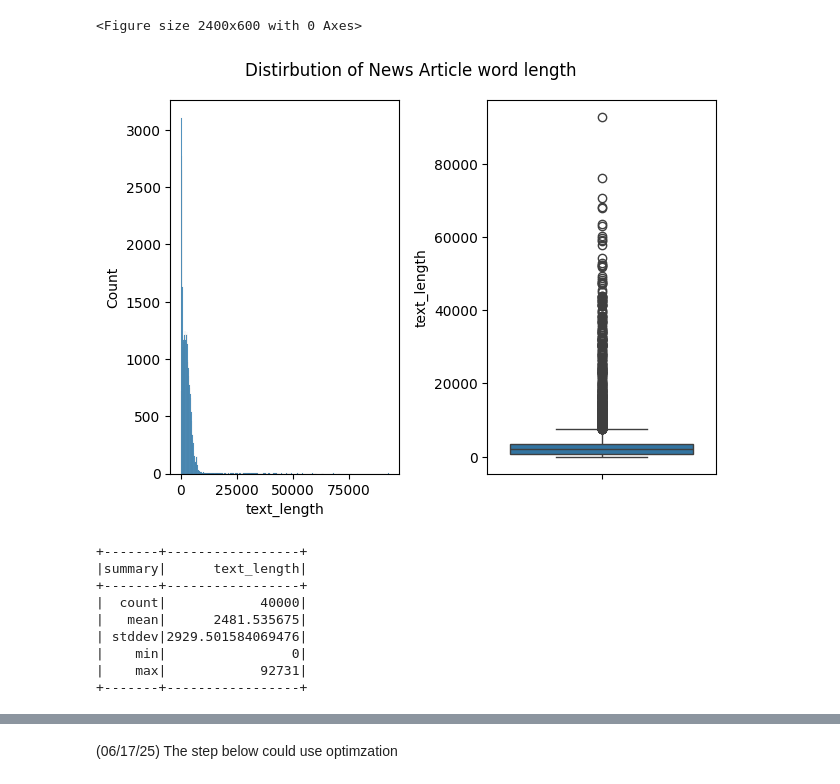
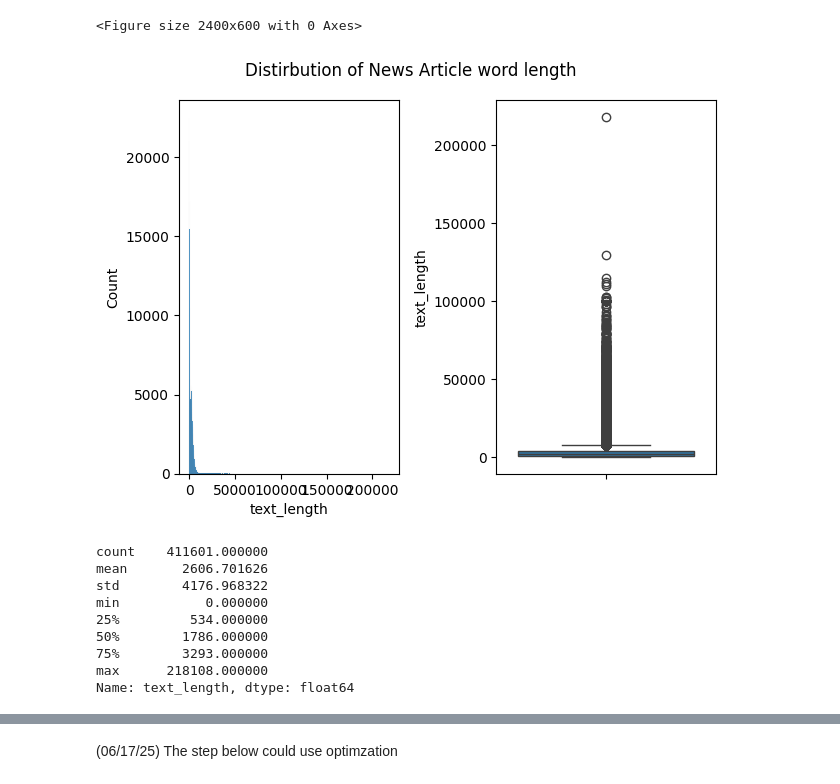
Before and after one commit to zunzun08/triple-screening, a Jupyter notebook: news_data.ipynb, the cells around one changed output, grey strips where cells are left out. Saved outputs shown, nothing was run; the diff lists cells and outputs as text; code cells hidden in the pictures.

Commit message:
I realized I could transfer everything to pandas

```diff
--- a/news_data.ipynb
+++ b/news_data.ipynb
@@ -153,0 +170,24 @@ def ds_to_spark(spark_session, dataset_name, dataset_size=10000):
+# %%
+from datasets import load_dataset
+reuters_df = load_dataset("danidanou/Reuters_Financial_News")['train'].to_pandas()
+finnews_df = load_dataset("ashraq/financial-news-articles")['train'].to_pandas()
+
+reuters_df = reuters_df.rename(columns={
+    'Article': 'text',
+    'Link': 'url',
+    'Headline': 'title'
+    })
+
+reuters_df = reuters_df.drop(columns=['Journalists', 'Date', '__index_level_0__', 'Summary'])
+
+#Merging the df
+merged_df = pd.concat([reuters_df, finnews_df])
+
+#Shuffling the rows
+merged_df = merged_df.sample(frac=1).reset_index(drop=True)
+
+
+
+
+merged_df['text_length'] = merged_df['text'].apply(lambda text: len(text))
+merged_df.info()
@@ -212,38 +250,33 @@ only showing top 5 rows
 # %%
-from pyspark.sql.functions import length
 
 plt.figure(figsize=(24,6))
 
 fig, axs = plt.subplots(ncols=2)
 
 
 
-df = df.withColumn("text_length",length("text"))
-article_length_series = df.select("text_length").toPandas().squeeze()
-
-
 fig.suptitle('Distirbution of News Article word length')
 
-sn.histplot(data=article_length_series, ax=axs[0])
+sn.histplot(data=merged_df['text_length'], ax=axs[0])
 
-sn.boxplot(data=article_length_series, ax=axs[1])
+sn.boxplot(data=merged_df['text_length'], ax=axs[1])
 plt.tight_layout()
 plt.show()
 # %% [output]
 <Figure size 2400x600 with 0 Axes>
-[figure, old version]
+[figure, new version]
 # %%
-df.describe(["text_length"]).show()
+merged_df["text_length"].describe()
 # %% [output]
-+-------+-----------------+
-|summary|      text_length|
-+-------+-----------------+
-|  count|            40000|
-|   mean|      2481.535675|
-| stddev|2929.501584069476|
-|    min|                0|
-|    max|            92731|
-+-------+-----------------+
+count    411601.000000
+mean       2606.701626
+std        4176.968322
+min           0.000000
+25%         534.000000
+50%        1786.000000
+75%        3293.000000
+max      218108.000000
+Name: text_length, dtype: float64
 # %%
 #We'll do 3 methods the first will be to take the first 512 words of an article (if it has it), combine into a column for a dataframe
 #The second method will be to take the middle 512 words (if available) of an article and combine into a column
```
Also changed, not shown: parts of 13 cells of this notebook.
